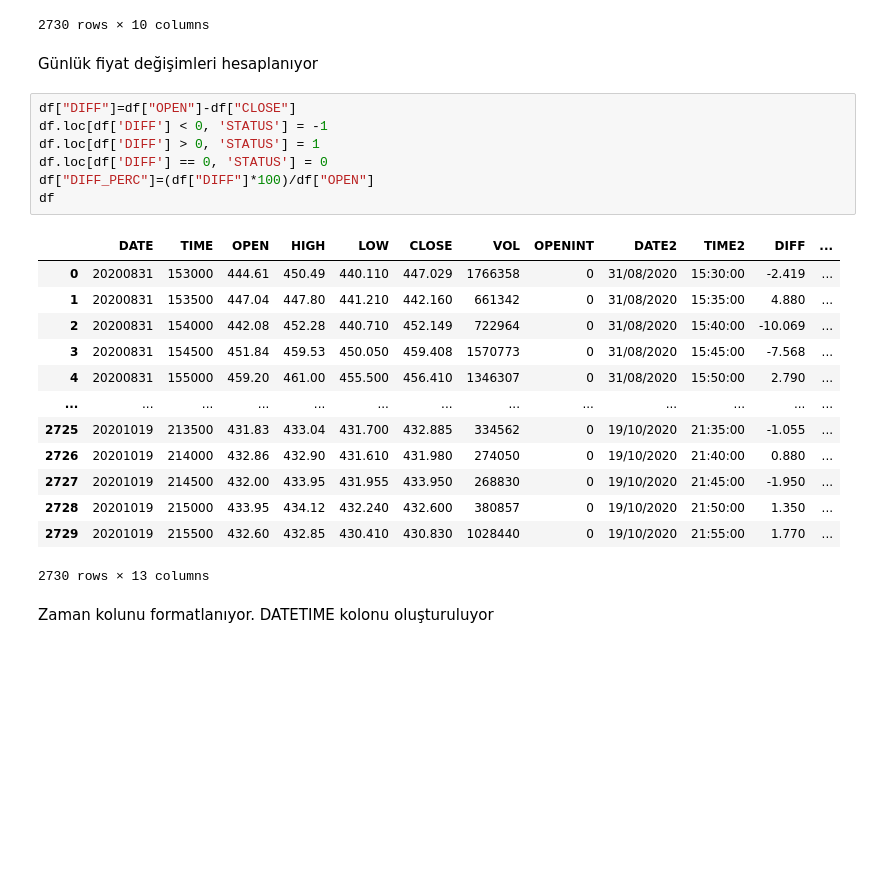
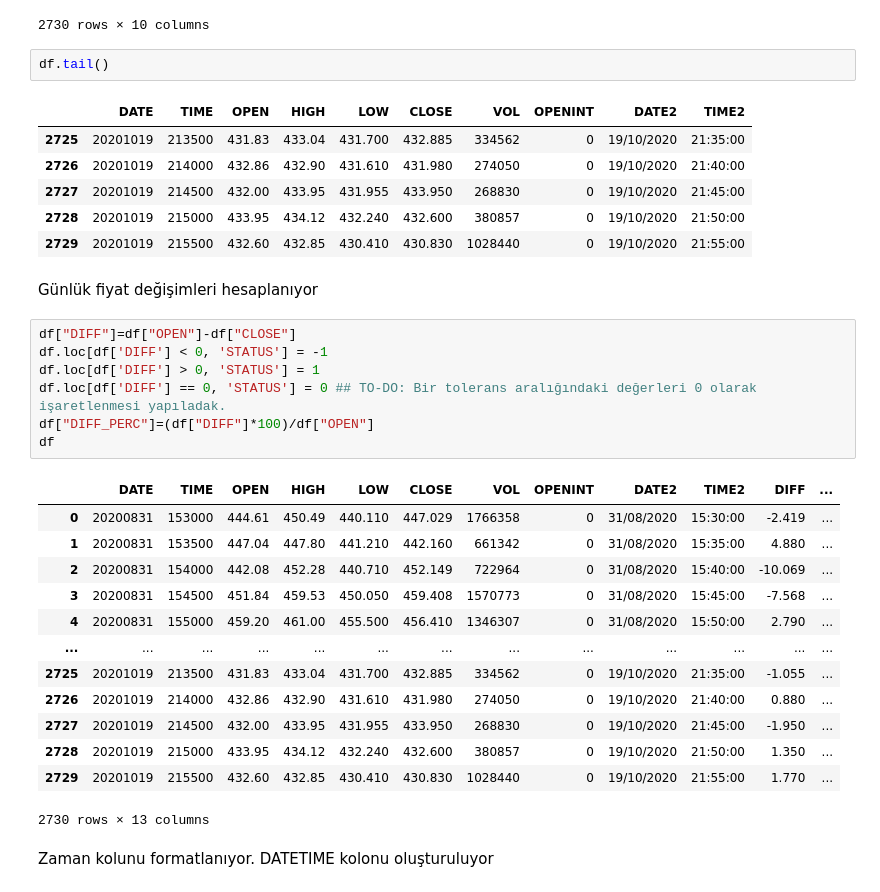
Before and after one commit to enesyuzak/getfinnews, a Jupyter notebook: preProcessNews.ipynb, the cells around one changed output. Saved outputs shown, nothing was run; the diff lists cells and outputs as text; blank space fills up the shorter version.

```diff
--- a/preProcessNews.ipynb
+++ b/preProcessNews.ipynb
@@ -69,13 +69,22 @@ df
 | 2728 | 20201019 | 215000 | 433.95 | 434.12 | 432.240 | 432.600 | 380857 | 0 | 19/10/2020 | 21:50:00 |
 | 2729 | 20201019 | 215500 | 432.60 | 432.85 | 430.410 | 430.830 | 1028440 | 0 | 19/10/2020 | 21:55:00 |
 2730 rows × 10 columns
+# %%
+df.tail()
+# %% [output]
+|  | DATE | TIME | OPEN | HIGH | LOW | CLOSE | VOL | OPENINT | DATE2 | TIME2 |
+| 2725 | 20201019 | 213500 | 431.83 | 433.04 | 431.700 | 432.885 | 334562 | 0 | 19/10/2020 | 21:35:00 |
+| 2726 | 20201019 | 214000 | 432.86 | 432.90 | 431.610 | 431.980 | 274050 | 0 | 19/10/2020 | 21:40:00 |
+| 2727 | 20201019 | 214500 | 432.00 | 433.95 | 431.955 | 433.950 | 268830 | 0 | 19/10/2020 | 21:45:00 |
+| 2728 | 20201019 | 215000 | 433.95 | 434.12 | 432.240 | 432.600 | 380857 | 0 | 19/10/2020 | 21:50:00 |
+| 2729 | 20201019 | 215500 | 432.60 | 432.85 | 430.410 | 430.830 | 1028440 | 0 | 19/10/2020 | 21:55:00 |
 # %% [markdown]
 Günlük fiyat değişimleri hesaplanıyor
 # %%
 df["DIFF"]=df["OPEN"]-df["CLOSE"]
 df.loc[df['DIFF'] < 0, 'STATUS'] = -1
 df.loc[df['DIFF'] > 0, 'STATUS'] = 1
-df.loc[df['DIFF'] == 0, 'STATUS'] = 0
+df.loc[df['DIFF'] == 0, 'STATUS'] = 0 ## TO-DO: Bir tolerans aralığındaki değerleri 0 olarak işaretlenmesi yapıladak.
 df["DIFF_PERC"]=(df["DIFF"]*100)/df["OPEN"]
 df
 # %% [output]
```
Also changed, not shown: parts of 4 cells of this notebook, 1 other file.
